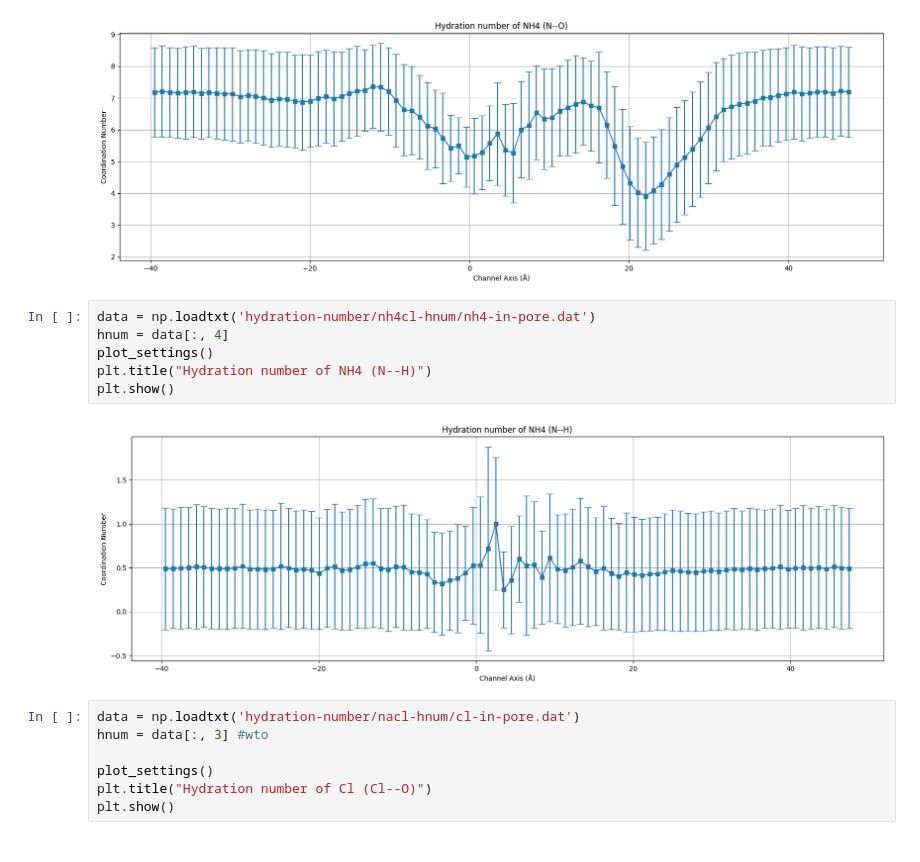
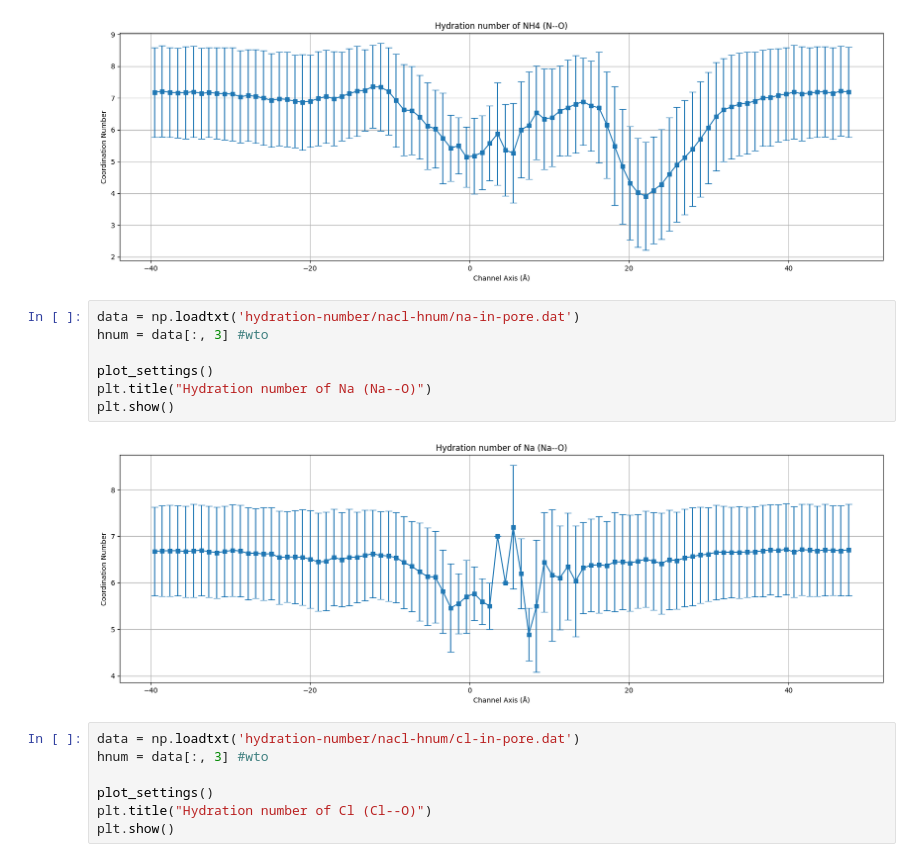
Before and after one commit to Heiley-W/project, a Jupyter notebook: hydration-number.ipynb, the cells around one changed output. Cells and saved outputs as stored; diff of their text form.

```diff
--- a/hydration-number.ipynb
+++ b/hydration-number.ipynb
@@ -29,14 +32,15 @@ plt.title("Hydration number of NH4 (N--O)")
 plt.show()
 # %% [output]
 [figure]
-# %%
-data = np.loadtxt('hydration-number/nh4cl-hnum/nh4-in-pore.dat')
-hnum = data[:, 4]
-plot_settings()
-plt.title("Hydration number of NH4 (N--H)")
-plt.show()
-# %% [output]
-[figure, removed]
+# %%
+data = np.loadtxt('hydration-number/nacl-hnum/na-in-pore.dat')
+hnum = data[:, 3] #wto
+
+plot_settings()
+plt.title("Hydration number of Na (Na--O)")
+plt.show()
+# %% [output]
+[figure, added]
 # %%
 data = np.loadtxt('hydration-number/nacl-hnum/cl-in-pore.dat')
 hnum = data[:, 3] #wto
```
Also changed, not shown: parts of 3 cells of this notebook, 3 other files.
